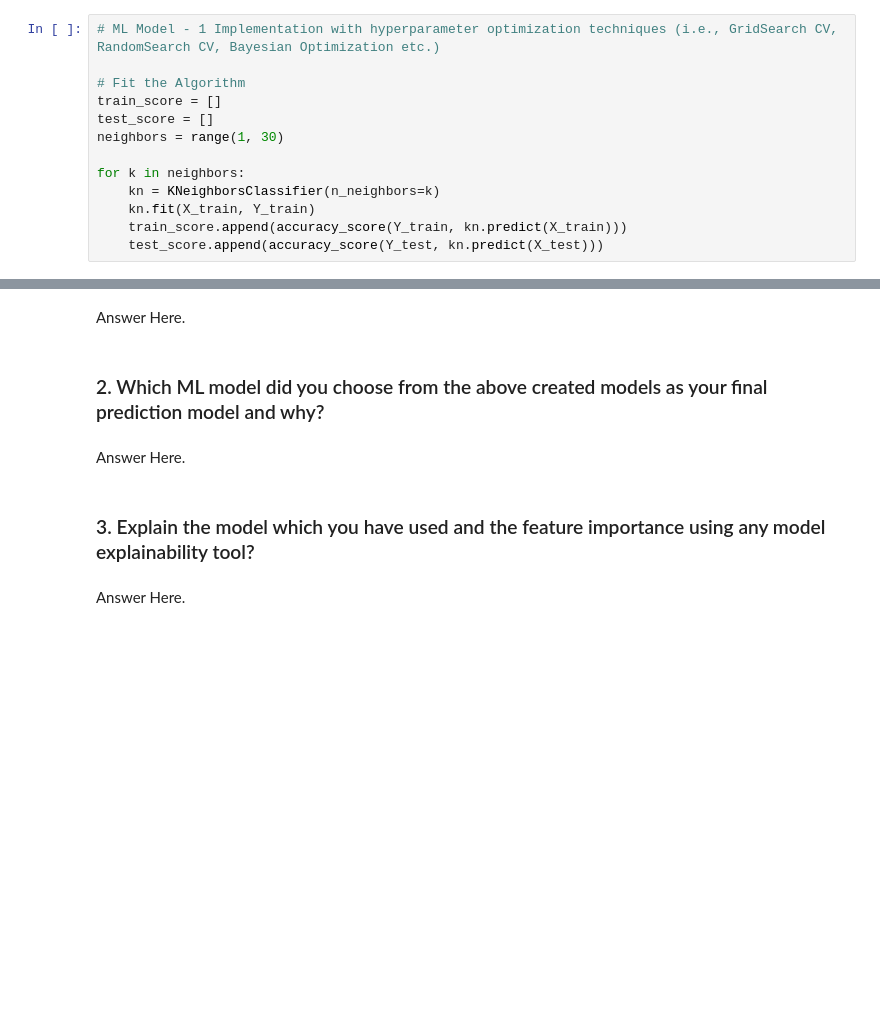
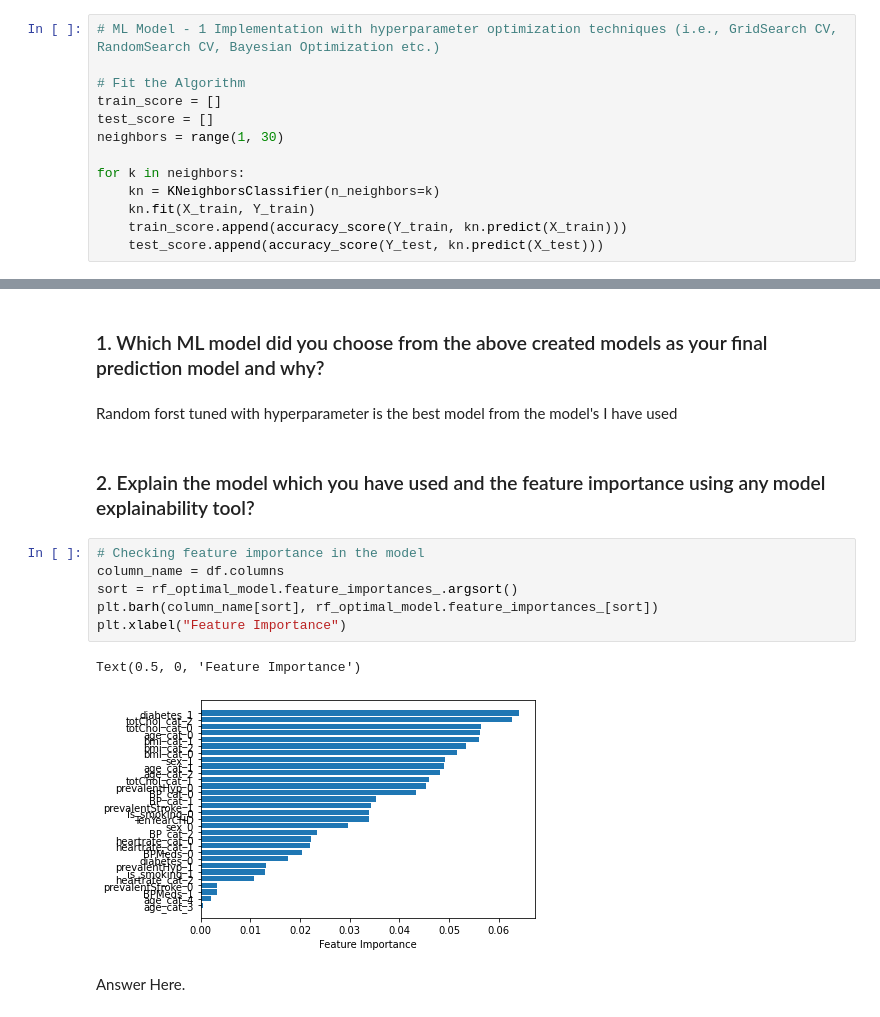
Before and after one commit to Mihirgupta2001/Classification-Capstone-Project, a Jupyter notebook: Classification_Capstone_Project.ipynb, the cells around one changed output, grey strips where cells are left out. Saved outputs shown, nothing was run; the diff lists cells and outputs as text; blank space fills up the shorter version.

```diff
--- a/Classification_Capstone_Project.ipynb
+++ b/Classification_Capstone_Project.ipynb
@@ -1484,11 +1385,18 @@ Answer Here.
-# %% [markdown]
-Answer Here.
 # %% [markdown]
-### 2. Which ML model did you choose from the above created models as your final prediction model and why?
+### 1. Which ML model did you choose from the above created models as your final prediction model and why?
-# %% [markdown]
-Answer Here.
+# %% [markdown]
+Random forst tuned with hyperparameter is the best model from the model's I have used
 # %% [markdown]
-### 3. Explain the model which you have used and the feature importance using any model explainability tool?
+### 2. Explain the model which you have used and the feature importance using any model explainability tool?
+# %%
+# Checking feature importance in the model
+column_name = df.columns
+sort = rf_optimal_model.feature_importances_.argsort()
+plt.barh(column_name[sort], rf_optimal_model.feature_importances_[sort])
+plt.xlabel("Feature Importance")
+# %% [output]
+Text(0.5, 0, 'Feature Importance')
+[figure, added]
 # %% [markdown]
 Answer Here.
 # %% [markdown]
```
Also changed, not shown: parts of 108 cells of this notebook.
